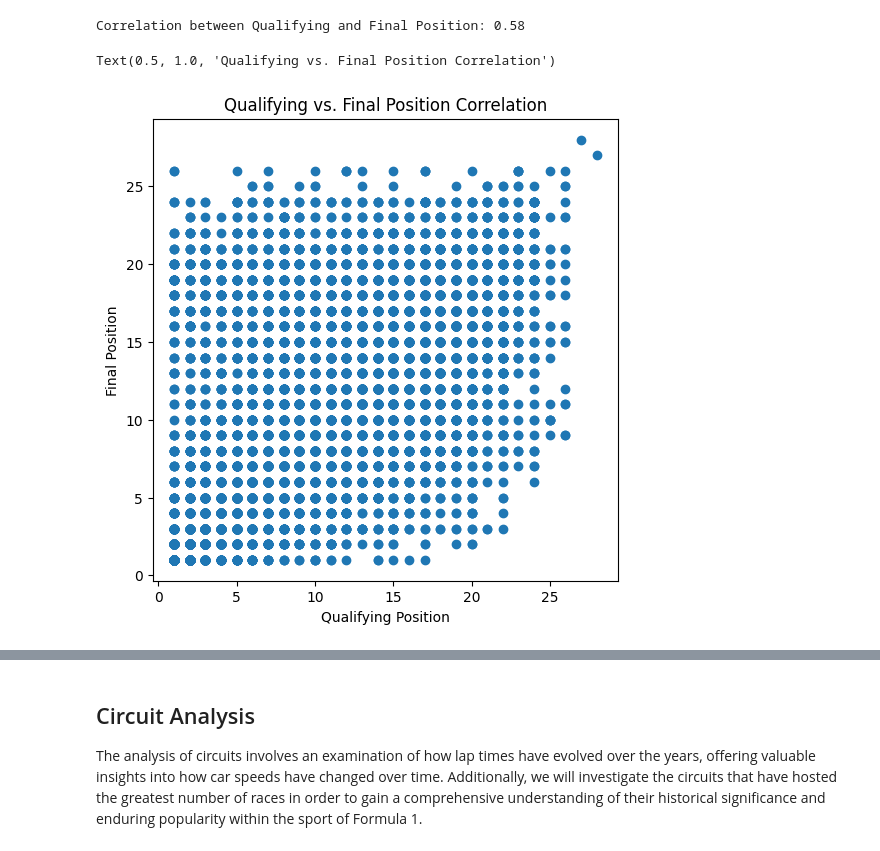
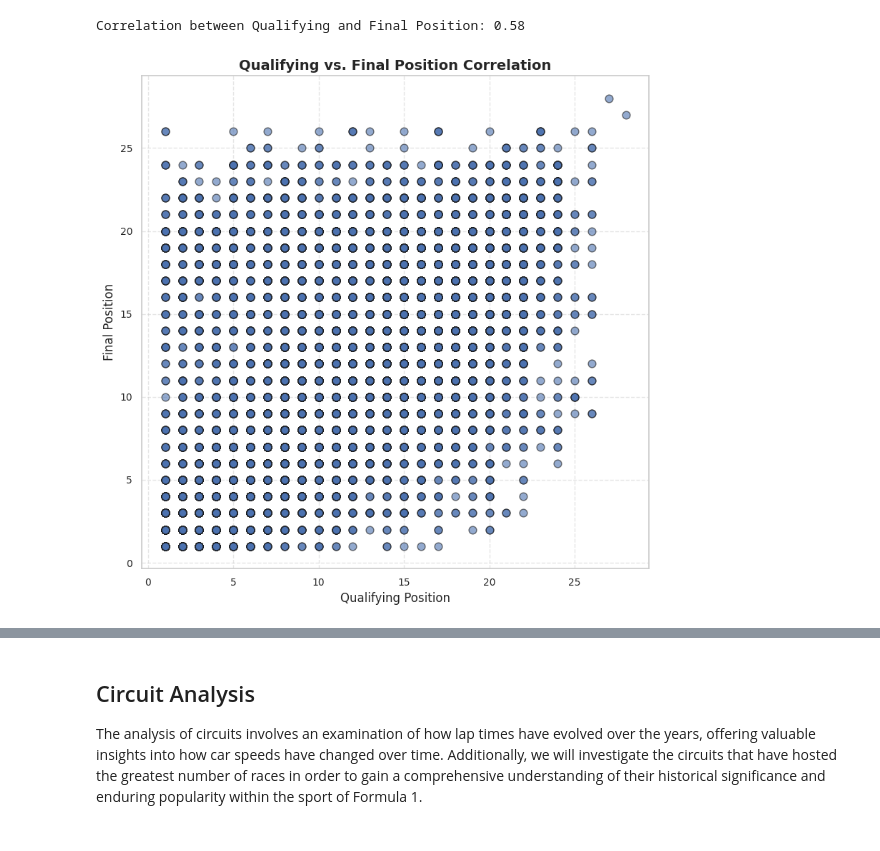
Before and after one commit to ShreySheth91/F1-Data-Analysis, a Jupyter notebook: Group2_Python.ipynb, the cells around one changed output, grey strips where cells are left out. Cells and saved outputs as stored; diff of their text form; code cells hidden in the pictures.

```diff
--- a/Group2_Python.ipynb
+++ b/Group2_Python.ipynb
@@ -413,11 +436,25 @@ print(f"Correlation between Qualifying and Final Position: {correlation:.2f}")
 # %% [output]
 Correlation between Qualifying and Final Position: 0.58
 # %%
-plt.figure(figsize=(6, 6))
-plt.scatter(qual_race['qual_position'], qual_race['positionOrder'])
-plt.xlabel('Qualifying Position')
-plt.ylabel('Final Position')
-plt.title('Qualifying vs. Final Position Correlation')
+sns.set(style="whitegrid")
+
+plt.figure(figsize=(8, 8))
+plt.scatter(
+    qual_race['qual_position'],
+    qual_race['positionOrder'],
+    alpha=0.6,
+    edgecolor='k',
+    s=60
+)
+
+plt.xlabel('Qualifying Position', fontsize=12)
+plt.ylabel('Final Position', fontsize=12)
+plt.title('Qualifying vs. Final Position Correlation', fontsize=14, fontweight='bold')
+plt.xticks(fontsize=10)
+plt.yticks(fontsize=10)
+plt.grid(True, linestyle='--', alpha=0.5)
+
+plt.tight_layout()
+plt.show()
 # %% [output]
-Text(0.5, 1.0, 'Qualifying vs. Final Position Correlation')
-[figure, old version]
+[figure, new version]
```
Also changed, not shown: parts of 5 cells of this notebook.
